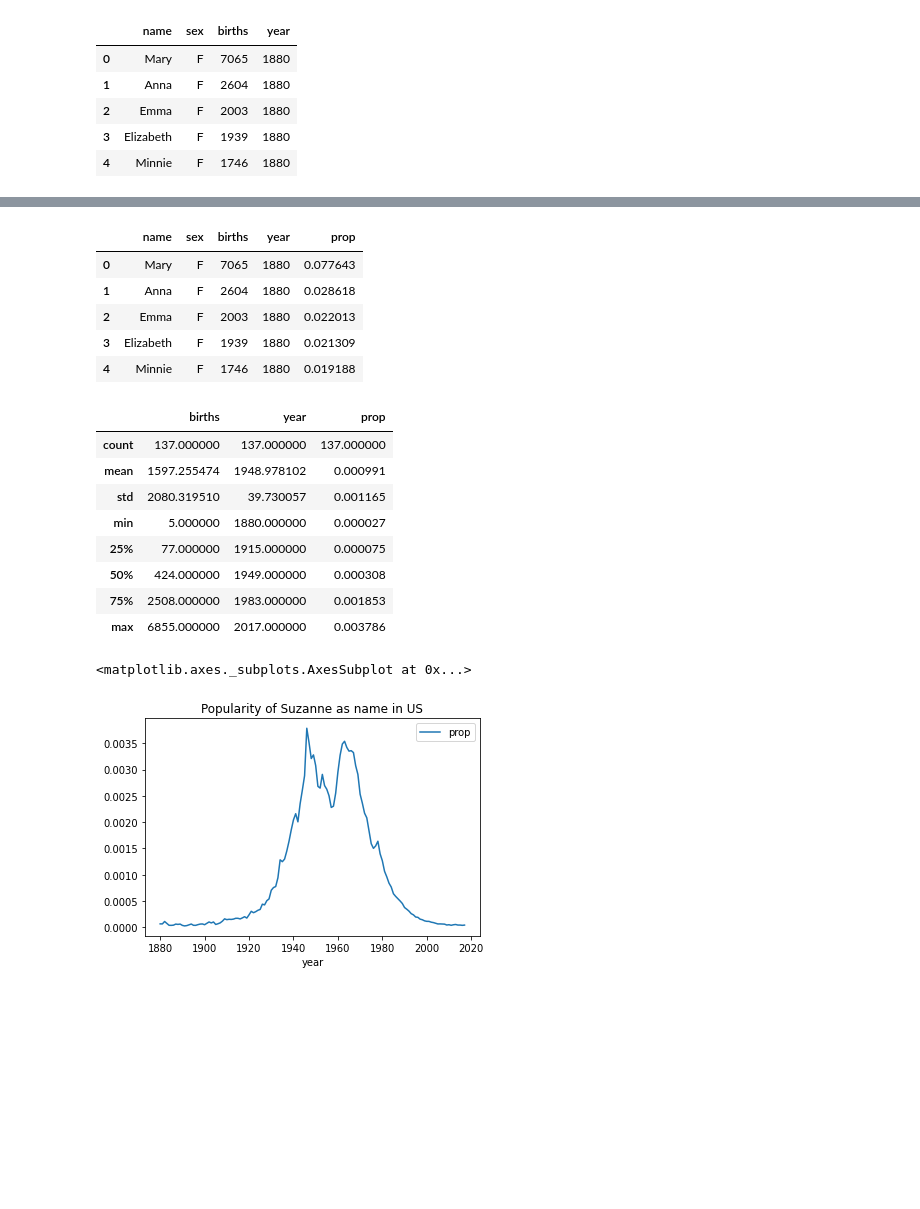
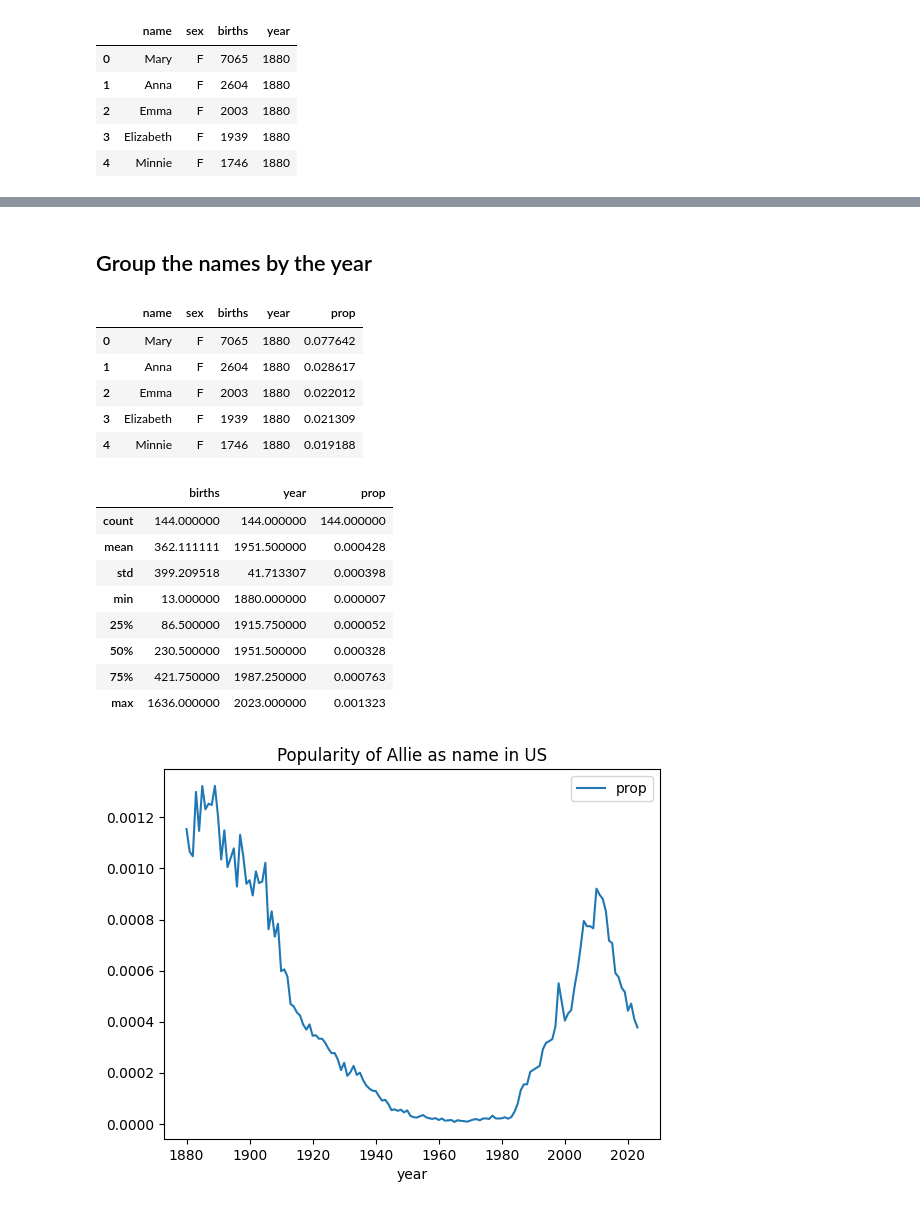
Before and after one commit to allie-tran/202609-csc1159-resources, a Jupyter notebook: notebooks/names_template.ipynb, the cells around one changed output, grey strips where cells are left out. Drawn from its saved outputs; the diff is of its cells as text; code cells hidden in the pictures; blank space fills up the shorter version.

Commit message:
Add more texts in names_template

```diff
--- a/notebooks/names_template.ipynb
+++ b/notebooks/names_template.ipynb
@@ -17,10 +20,9 @@ Load the US Baby Names dataset
 # %%
-usn = pd.read_csv("https://raw.githubusercontent.com/allie-tran/202609-csc1159-resources/main/data/names/usnames.csv")
-# NOTE: see also the UK or Irish baby names datasets (much smaller) - https://github.com/allie-tran/202609-csc1159-resources/tree/main/data/names
-#usn = pd.read_csv("https://raw.githubusercontent.com/allie-tran/202609-csc1159-resources/main/data/names/irishnames.csv")
-#usn = pd.read_csv("https://raw.githubusercontent.com/allie-tran/202609-csc1159-resources/main/data/names/nswbabynames.csv")
-#usn = pd.read_csv("https://raw.githubusercontent.com/allie-tran/202609-csc1159-resources/main/data/names/uknames.csv")
-usn.head()
+names_df = pd.read_csv("https://raw.githubusercontent.com/allie-tran/202609-csc1159-resources/main/data/names/usnames.csv")
+# names_df = pd.read_csv("https://raw.githubusercontent.com/allie-tran/202609-csc1159-resources/main/data/names/irishnames.csv")
+# names_df = pd.read_csv("https://raw.githubusercontent.com/allie-tran/202609-csc1159-resources/main/data/names/nswbabynames.csv")
+# names_df = pd.read_csv("https://raw.githubusercontent.com/allie-tran/202609-csc1159-resources/main/data/names/uknames.csv")
+names_df.head()
 # %% [output]
 |  | name | sex | births | year |
 | 0 | Mary | F | 7065 | 1880 |
@@ -43,35 +45,37 @@ usn.describe()
+# %% [markdown]
+## Group the names by the year
 # %%
 def add_prop(group):
     # Integer division floors
     births = group.births.astype(float)
     group['prop'] = births / births.sum()
     return group
-usn = usn.groupby(['year', 'sex'], group_keys=False).apply(add_prop)
+
+usn = names_df.groupby(['year', 'sex'], group_keys=False)[["name", "sex", "births", "year"]].apply(add_prop)
+usn.head()
+# %% [output]
+|  | name | sex | births | year | prop |
+| 0 | Mary | F | 7065 | 1880 | 0.077642 |
+| 1 | Anna | F | 2604 | 1880 | 0.028617 |
+| 2 | Emma | F | 2003 | 1880 | 0.022012 |
+| 3 | Elizabeth | F | 1939 | 1880 | 0.021309 |
+| 4 | Minnie | F | 1746 | 1880 | 0.019188 |
-# %%
-usn.head()
-# %% [output]
-|  | name | sex | births | year | prop |
-| 0 | Mary | F | 7065 | 1880 | 0.077643 |
-| 1 | Anna | F | 2604 | 1880 | 0.028618 |
-| 2 | Emma | F | 2003 | 1880 | 0.022013 |
-| 3 | Elizabeth | F | 1939 | 1880 | 0.021309 |
-| 4 | Minnie | F | 1746 | 1880 | 0.019188 |
 # %%
-myname = usn[(usn.name == "Suzanne") & (usn.sex == "F")]
+myname = usn[(usn.name == "Allie") & (usn.sex == "F")]
 myname.describe()
 # %% [output]
 |  | births | year | prop |
-| count | 137.000000 | 137.000000 | 137.000000 |
-| mean | 1597.255474 | 1948.978102 | 0.000991 |
-| std | 2080.319510 | 39.730057 | 0.001165 |
-| min | 5.000000 | 1880.000000 | 0.000027 |
-| 25% | 77.000000 | 1915.000000 | 0.000075 |
-| 50% | 424.000000 | 1949.000000 | 0.000308 |
-| 75% | 2508.000000 | 1983.000000 | 0.001853 |
-| max | 6855.000000 | 2017.000000 | 0.003786 |
+| count | 144.000000 | 144.000000 | 144.000000 |
+| mean | 362.111111 | 1951.500000 | 0.000428 |
+| std | 399.209518 | 41.713307 | 0.000398 |
+| min | 13.000000 | 1880.000000 | 0.000007 |
+| 25% | 86.500000 | 1915.750000 | 0.000052 |
+| 50% | 230.500000 | 1951.500000 | 0.000328 |
+| 75% | 421.750000 | 1987.250000 | 0.000763 |
+| max | 1636.000000 | 2023.000000 | 0.001323 |
 # %%
-myname.plot(x='year', y='prop', title="Popularity of Suzanne as name in US")
+myname.plot(x='year', y='prop', title="Popularity of Allie as name in US")
+plt.show()
 # %% [output]
-<matplotlib.axes._subplots.AxesSubplot at 0x...>
-[figure, old version]
+[figure, new version]
 # %%
```
Also changed, not shown: parts of 5 cells of this notebook.
